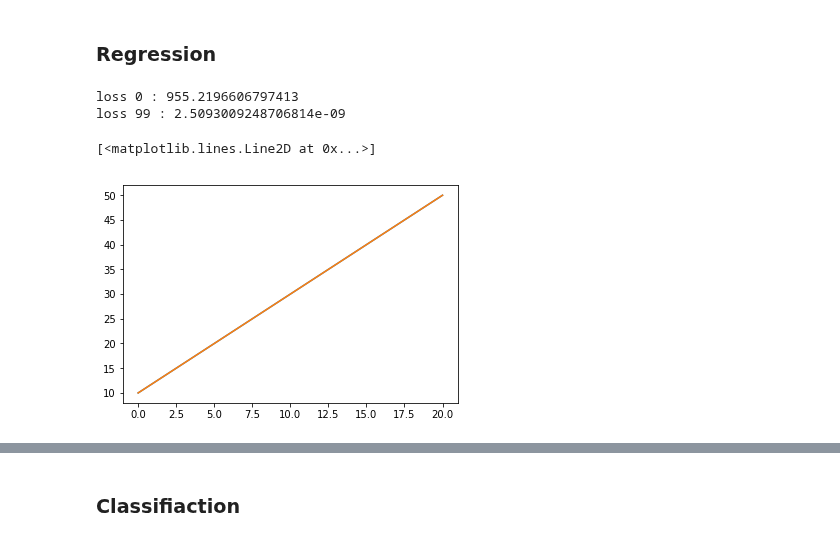
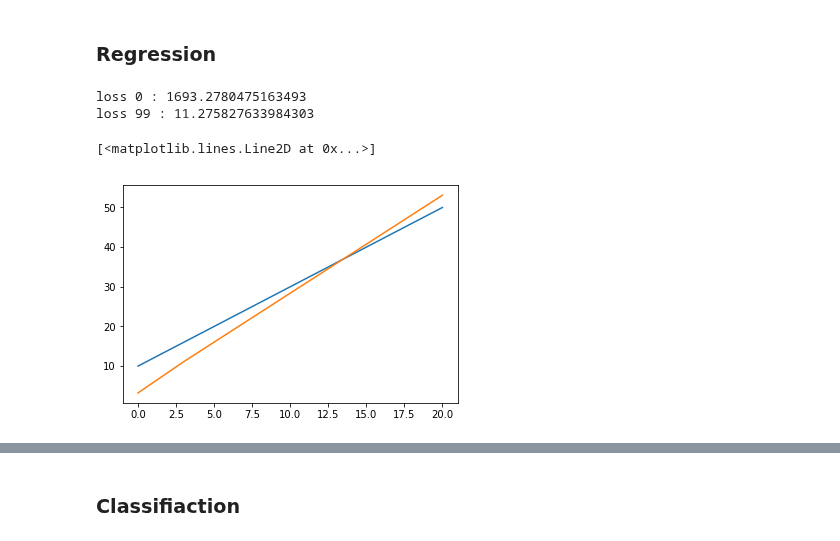
Before and after one commit to exitudio/numpy-neural-net, a Jupyter notebook: Neural Net Numpy.ipynb, the cells around one changed output, grey strips where cells are left out. Drawn from its saved outputs; the diff is of its cells as text; code cells hidden in the pictures.

```diff
--- a/Neural Net Numpy.ipynb
+++ b/Neural Net Numpy.ipynb
@@ -19,22 +19,21 @@ from exit.optimizers import Momentum, RMSProp, Adam, GradientDescent
 # %%
 nn = NeuralNetwork()
 input = np.linspace(0,20,21).reshape(-1,1)
 output = (input*2+10)
 nn.sequence(
     input.shape[1],
     Dense(4, Relu),
     Dense(1),
 )
 for i in range(100):
-    predict = nn.train(input, output, L2, learning_rate=0.003)
+    predict = nn.train(input, output, L2, learning_rate=0.00003)
     if i%99 is 0:
         print(f'loss {i} :', predict['loss'])
+
+plt.plot(input, output)
+plt.plot(input, nn.predict(input))
 # %% [output]
-loss 0 : 955.2196606797413
-loss 99 : 2.5093009248706814e-09
+loss 0 : 1693.2780475163493
+loss 99 : 11.275827633984303
+[<matplotlib.lines.Line2D at 0x...>]
+[figure, added]
-# %%
-plt.plot(input, output)
-plt.plot(input, nn.predict(input))
-# %% [output]
-[<matplotlib.lines.Line2D at 0x...>]
-[figure, removed]
```
Also changed, not shown: parts of 8 cells of this notebook, 1 other file.
